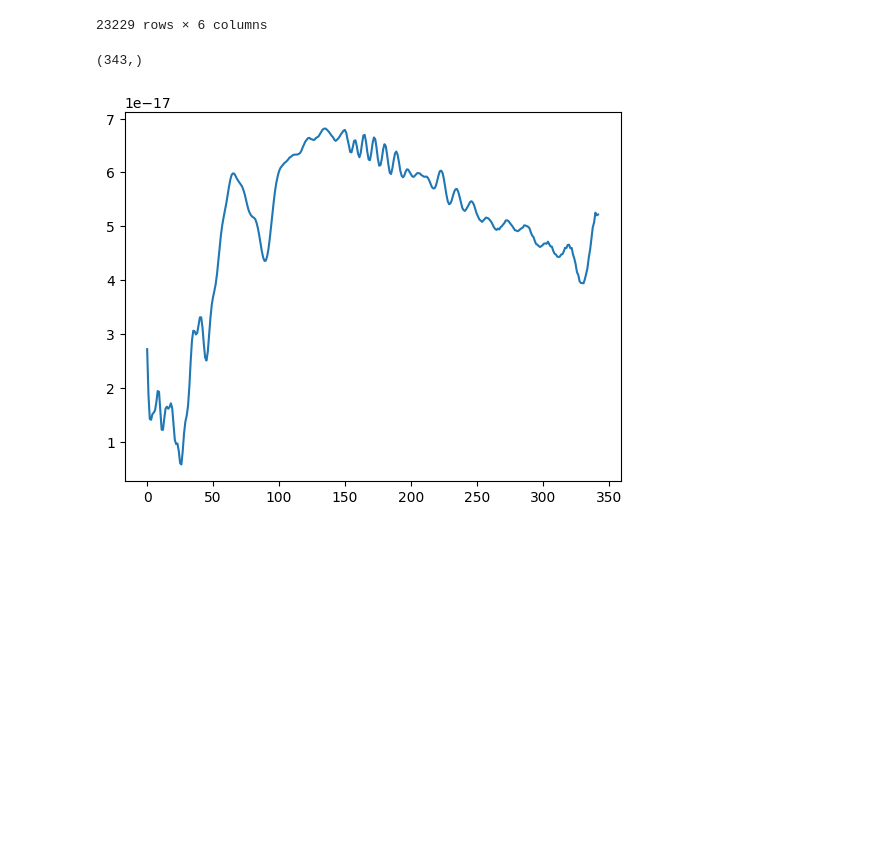
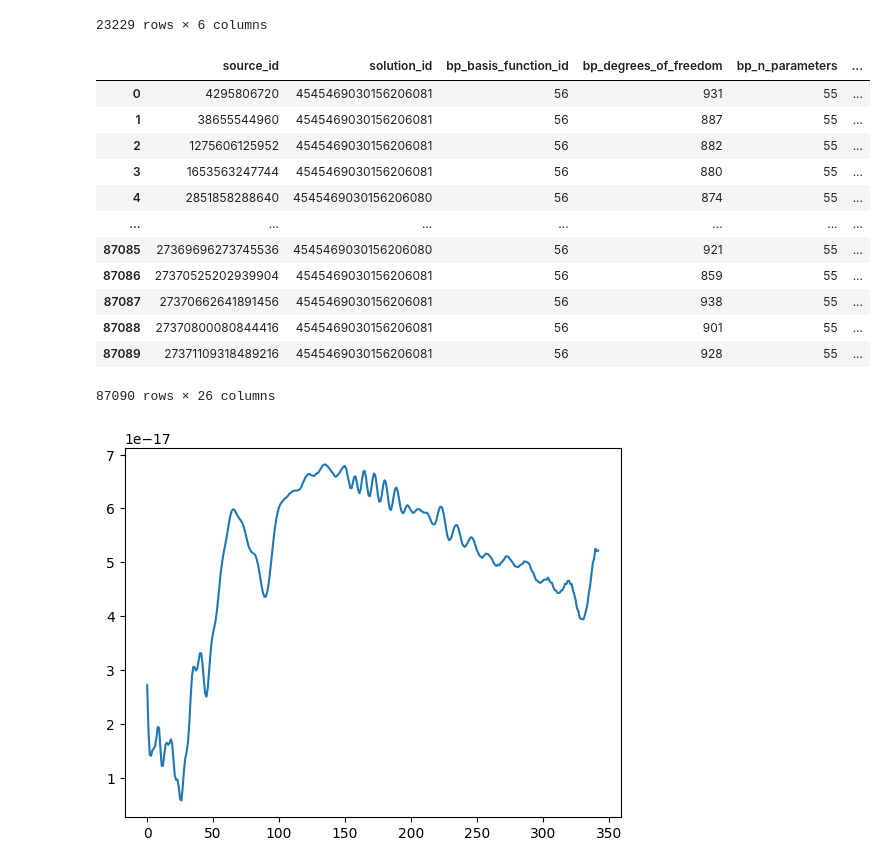
Before and after one commit to HITS-AIN/Spherinator, a Jupyter notebook: gaia/xp_sampled_mean_sprectrum.ipynb, the cells around one changed output. Drawn from its saved outputs; the diff is of its cells as text; code cells hidden in the pictures; blank space fills up the shorter version.

```diff
--- a/gaia/xp_sampled_mean_sprectrum.ipynb
+++ b/gaia/xp_sampled_mean_sprectrum.ipynb
@@ -18,10 +19,3 @@ gaia_data
 | 23227 | 27370800080844416 | 4545469030156206081 | 44.563964 | 10.981979 | [1.0728261E-15,1.4707929E-15,9.55... | [4.543447E-16,3.475341E-16,2.7596... |
 | 23228 | 27371109318489216 | 4545469030156206081 | 44.555132 | 11.006496 | [1.3180701E-17,1.0142026E-17,1.55... | [6.302176E-18,4.6597342E-18,3.781... |
 23229 rows × 6 columns
-# %%
-import numpy as np
-
-spectrum = np.fromstring(gaia_data['flux'][0][1:-1], sep=',')
-spectrum.shape
-# %% [output]
-(343,)
@@ -27,0 +33,18 @@ spectrum.shape
+# %%
+file = "/home/doserbd/data/gaia/xp_continuous_mean_spectrum/csv/XpContinuousMeanSpectrum_000000-003111.csv.gz"
+gaia_continuous = pd.read_csv(file, comment='#')
+gaia_continuous
+# %% [output]
+|  | source_id | solution_id | bp_basis_function_id | bp_degrees_of_freedom | bp_n_parameters | ... |
+| 0 | 4295806720 | 4545469030156206081 | 56 | 931 | 55 | ... |
+| 1 | 38655544960 | 4545469030156206081 | 56 | 887 | 55 | ... |
+| 2 | 1275606125952 | 4545469030156206081 | 56 | 882 | 55 | ... |
+| 3 | 1653563247744 | 4545469030156206081 | 56 | 880 | 55 | ... |
+| 4 | 2851858288640 | 4545469030156206080 | 56 | 874 | 55 | ... |
+| ... | ... | ... | ... | ... | ... | ... |
+| 87085 | 27369696273745536 | 4545469030156206080 | 56 | 921 | 55 | ... |
+| 87086 | 27370525202939904 | 4545469030156206081 | 56 | 859 | 55 | ... |
+| 87087 | 27370662641891456 | 4545469030156206081 | 56 | 938 | 55 | ... |
+| 87088 | 27370800080844416 | 4545469030156206081 | 56 | 901 | 55 | ... |
+| 87089 | 27371109318489216 | 4545469030156206081 | 56 | 928 | 55 | ... |
+87090 rows × 26 columns
```
Also changed, not shown: parts of 11 cells of this notebook.
